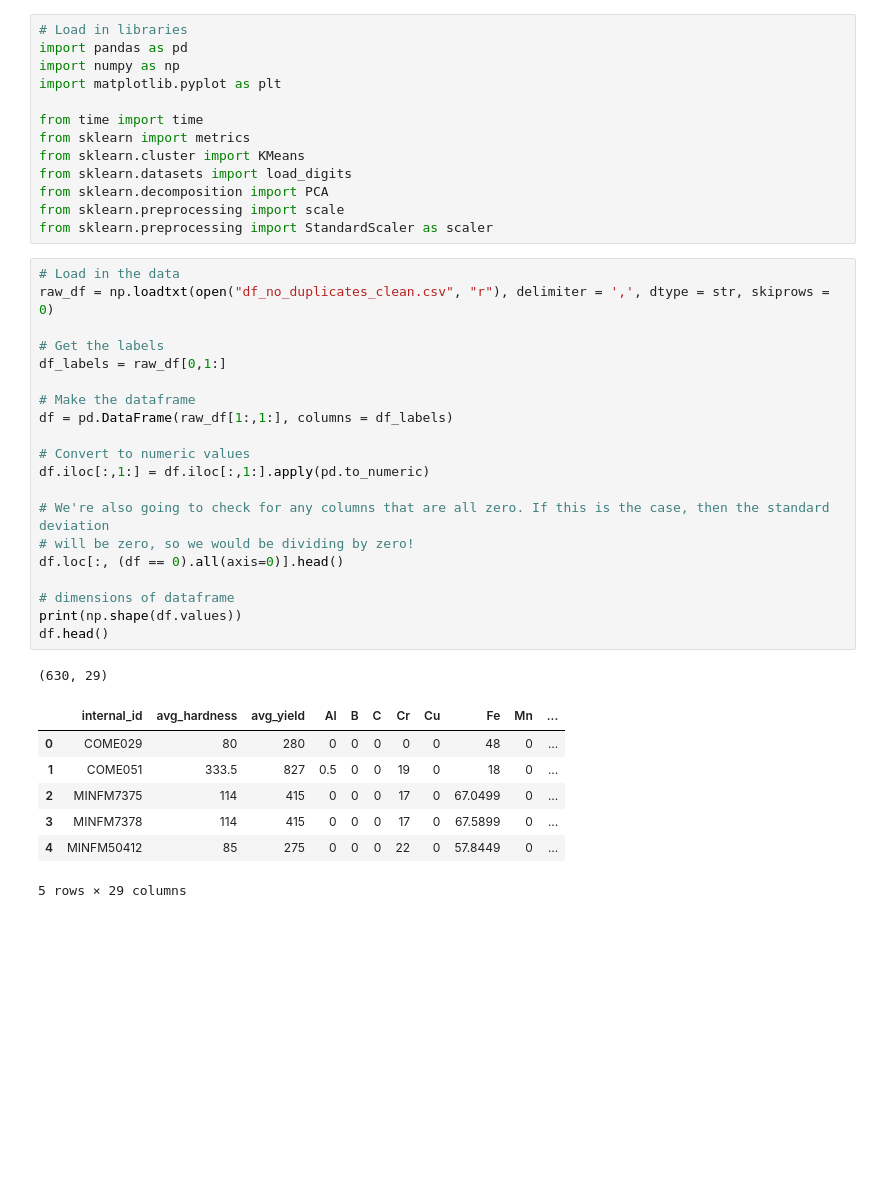
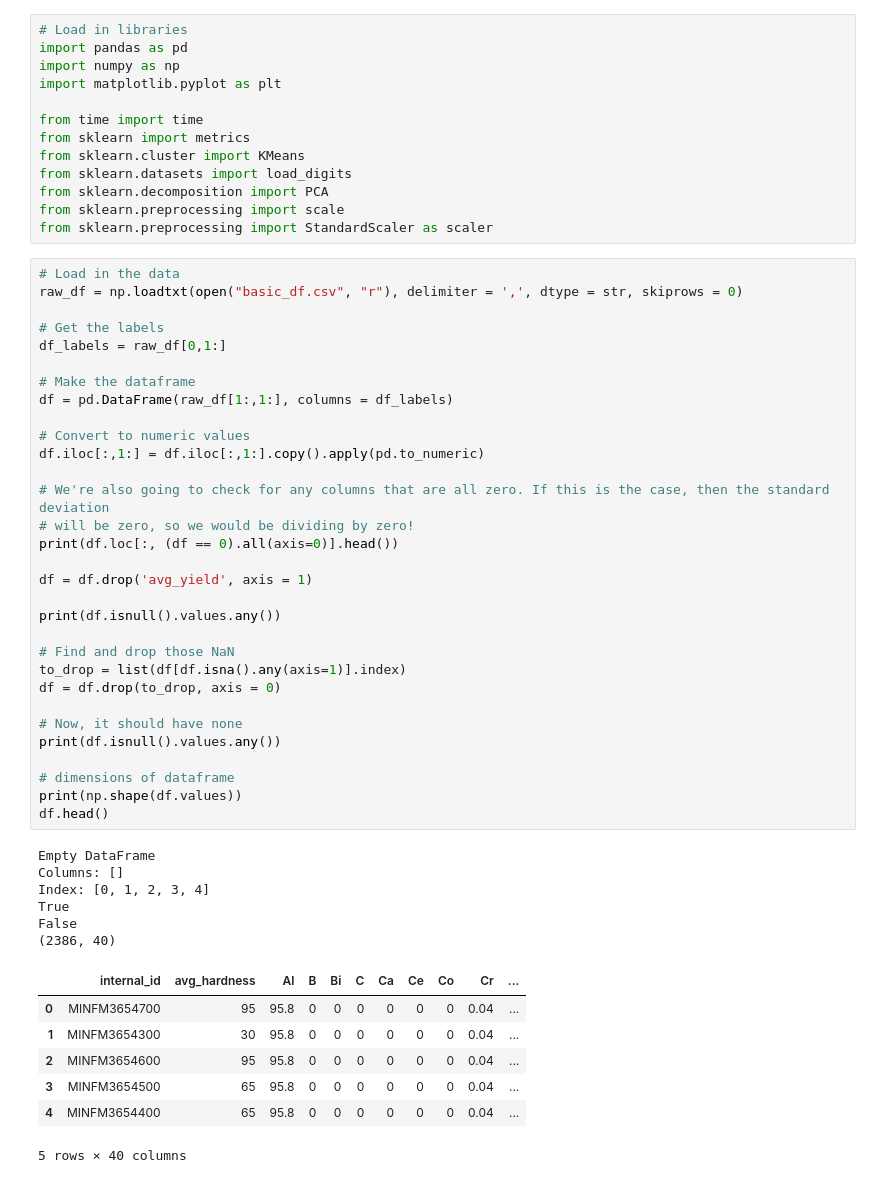
Before and after one commit to hschroad/MSEML, a Jupyter notebook: Hardness/Hardness_Unsupervised.ipynb, the cells around one changed output. Drawn from its saved outputs; the diff is of its cells as text; blank space fills up the shorter version.

Commit message:
22 October 2019 - Hardness Network

```diff
--- a/Hardness/Hardness_Unsupervised.ipynb
+++ b/Hardness/Hardness_Unsupervised.ipynb
@@ -13,32 +13,48 @@ from sklearn.preprocessing import scale
 from sklearn.preprocessing import StandardScaler as scaler
 # %%
 # Load in the data
-raw_df = np.loadtxt(open("df_no_duplicates_clean.csv", "r"), delimiter = ',', dtype = str, skiprows = 0)
+raw_df = np.loadtxt(open("basic_df.csv", "r"), delimiter = ',', dtype = str, skiprows = 0)
 
 # Get the labels
 df_labels = raw_df[0,1:]
 
 # Make the dataframe
 df = pd.DataFrame(raw_df[1:,1:], columns = df_labels)
 
 # Convert to numeric values
-df.iloc[:,1:] = df.iloc[:,1:].apply(pd.to_numeric)
+df.iloc[:,1:] = df.iloc[:,1:].copy().apply(pd.to_numeric)
 
 # We're also going to check for any columns that are all zero. If this is the case, then the standard deviation
 # will be zero, so we would be dividing by zero!
-df.loc[:, (df == 0).all(axis=0)].head()
+print(df.loc[:, (df == 0).all(axis=0)].head())
+
+df = df.drop('avg_yield', axis = 1)
+
+print(df.isnull().values.any())
+
+# Find and drop those NaN
+to_drop = list(df[df.isna().any(axis=1)].index)
+df = df.drop(to_drop, axis = 0)
+
+# Now, it should have none
+print(df.isnull().values.any())
 
 # dimensions of dataframe
 print(np.shape(df.values))
 df.head()
 # %% [output]
-(630, 29)
+Empty DataFrame
+Columns: []
+Index: [0, 1, 2, 3, 4]
+True
+False
+(2386, 40)
-|  | internal_id | avg_hardness | avg_yield | Al | B | C | Cr | Cu | Fe | Mn | ... |
-| 0 | COME029 | 80 | 280 | 0 | 0 | 0 | 0 | 0 | 48 | 0 | ... |
-| 1 | COME051 | 333.5 | 827 | 0.5 | 0 | 0 | 19 | 0 | 18 | 0 | ... |
-| 2 | MINFM7375 | 114 | 415 | 0 | 0 | 0 | 17 | 0 | 67.0499 | 0 | ... |
-| 3 | MINFM7378 | 114 | 415 | 0 | 0 | 0 | 17 | 0 | 67.5899 | 0 | ... |
-| 4 | MINFM50412 | 85 | 275 | 0 | 0 | 0 | 22 | 0 | 57.8449 | 0 | ... |
+|  | internal_id | avg_hardness | Al | B | Bi | C | Ca | Ce | Co | Cr | ... |
+| 0 | MINFM3654700 | 95 | 95.8 | 0 | 0 | 0 | 0 | 0 | 0 | 0.04 | ... |
+| 1 | MINFM3654300 | 30 | 95.8 | 0 | 0 | 0 | 0 | 0 | 0 | 0.04 | ... |
+| 2 | MINFM3654600 | 95 | 95.8 | 0 | 0 | 0 | 0 | 0 | 0 | 0.04 | ... |
+| 3 | MINFM3654500 | 65 | 95.8 | 0 | 0 | 0 | 0 | 0 | 0 | 0.04 | ... |
+| 4 | MINFM3654400 | 65 | 95.8 | 0 | 0 | 0 | 0 | 0 | 0 | 0.04 | ... |
-5 rows × 29 columns
+5 rows × 40 columns
 # %%
 data = scale(df.iloc[:,1:].values)
```
Also changed, not shown: parts of 16 cells of this notebook, 8 other files.
